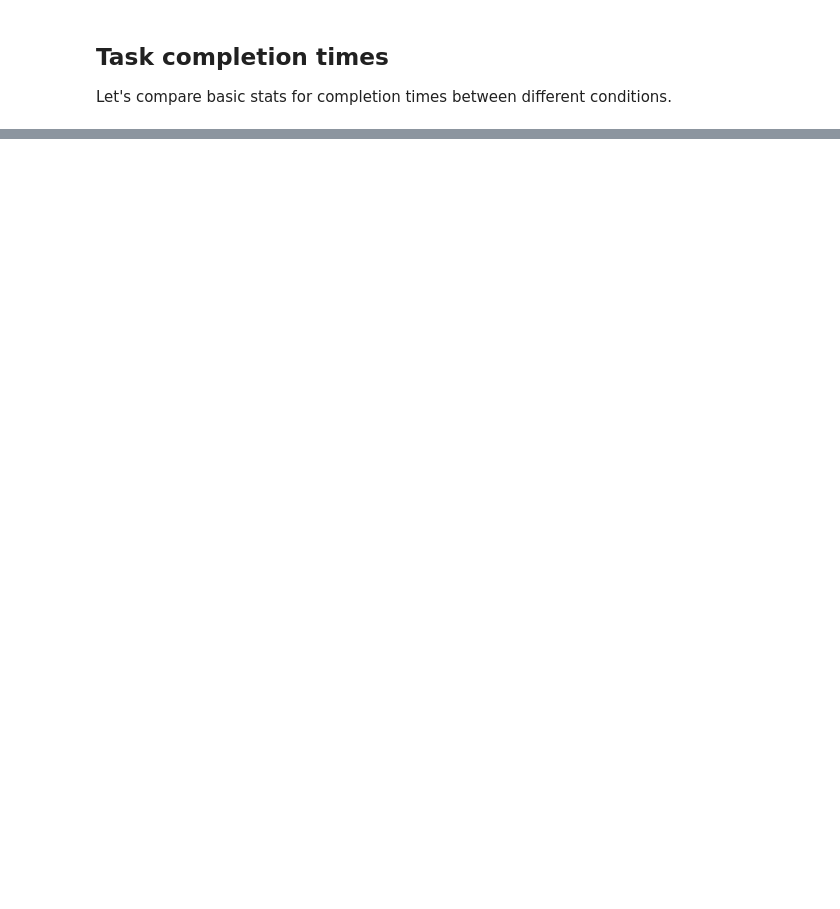
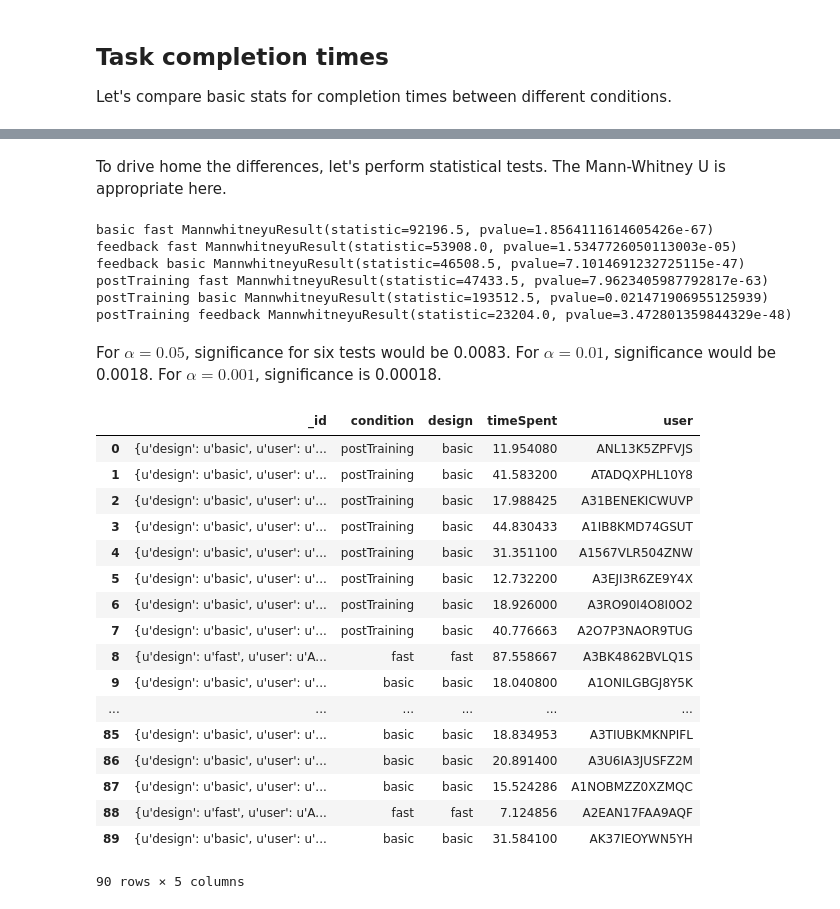
Before and after one commit to organisciak/dissertation, a Jupyter notebook: analysis/Tagging Analysis - Time.ipynb, the cells around one changed output, grey strips where cells are left out. Saved outputs shown, nothing was run; the diff lists cells and outputs as text; code cells hidden in the pictures; blank space fills up the shorter version.

```diff
--- a/analysis/Tagging Analysis - Time.ipynb
+++ b/analysis/Tagging Analysis - Time.ipynb
@@ -79,0 +79,57 @@ a.groupby('hit_id').count('timeSpent')
+# %% [markdown]
+To drive home the differences, let's perform statistical tests. The Mann-Whitney U is appropriate here.
+# %%
+conditions =  times['condition'].unique()
+conditions
+for x in conditions:
+    xtimes = times[times['condition'] == x]['timeSpent']
+    for y in conditions:
+        if x == y:
+            break
+        ytimes = times[times['condition'] == y]['timeSpent']
+        print x, y, stats.mannwhitneyu(xtimes,ytimes)
+# %% [output]
+basic fast MannwhitneyuResult(statistic=92196.5, pvalue=1.8564111614605426e-67)
+feedback fast MannwhitneyuResult(statistic=53908.0, pvalue=1.5347726050113003e-05)
+feedback basic MannwhitneyuResult(statistic=46508.5, pvalue=7.1014691232725115e-47)
+postTraining fast MannwhitneyuResult(statistic=47433.5, pvalue=7.9623405987792817e-63)
+postTraining basic MannwhitneyuResult(statistic=193512.5, pvalue=0.021471906955125939)
+postTraining feedback MannwhitneyuResult(statistic=23204.0, pvalue=3.472801359844329e-48)
+# %% [markdown]
+For $\alpha=0.05$, significance for six tests would be 0.0083. For $\alpha=0.01$, significance would be 0.0018. For $\alpha=0.001$, significance is 0.00018.
+# %%
+time_search = ts.aggregate([
+    {'$match':{'meta.test':False, 'meta.type':'image tagging'}},
+    {'$unwind':'$tasks'},
+    {'$project':{
+                'user': 1,
+                'timeSpent':'$tasks.timeSpent',
+                'design': '$meta.design',
+                'condition': '$meta.condition'
+            }},
+    {'$group':{'_id':{'user':'$user', 'design':'$design', 'condition':'$condition'},
+               'timeSpent':{'$avg':'$timeSpent'}}},
+    {'$project':{'user':'$_id.user', 'timeSpent':1,
+                'design':'$_id.design', 'condition':'$_id.condition'}}
+])
+times = pd.DataFrame(list(time_search))
+times
+# %% [output]
+|  | _id | condition | design | timeSpent | user |
+| 0 | {u'design': u'basic', u'user': u'... | postTraining | basic | 11.954080 | ANL13K5ZPFVJS |
+| 1 | {u'design': u'basic', u'user': u'... | postTraining | basic | 41.583200 | ATADQXPHL10Y8 |
+| 2 | {u'design': u'basic', u'user': u'... | postTraining | basic | 17.988425 | A31BENEKICWUVP |
+| 3 | {u'design': u'basic', u'user': u'... | postTraining | basic | 44.830433 | A1IB8KMD74GSUT |
+| 4 | {u'design': u'basic', u'user': u'... | postTraining | basic | 31.351100 | A1567VLR504ZNW |
+| 5 | {u'design': u'basic', u'user': u'... | postTraining | basic | 12.732200 | A3EJI3R6ZE9Y4X |
+| 6 | {u'design': u'basic', u'user': u'... | postTraining | basic | 18.926000 | A3RO90I4O8I0O2 |
+| 7 | {u'design': u'basic', u'user': u'... | postTraining | basic | 40.776663 | A2O7P3NAOR9TUG |
+| 8 | {u'design': u'fast', u'user': u'A... | fast | fast | 87.558667 | A3BK4862BVLQ1S |
+| 9 | {u'design': u'basic', u'user': u'... | basic | basic | 18.040800 | A1ONILGBGJ8Y5K |
+| ... | ... | ... | ... | ... | ... |
+| 85 | {u'design': u'basic', u'user': u'... | basic | basic | 18.834953 | A3TIUBKMKNPIFL |
+| 86 | {u'design': u'basic', u'user': u'... | basic | basic | 20.891400 | A3U6IA3JUSFZ2M |
+| 87 | {u'design': u'basic', u'user': u'... | basic | basic | 15.524286 | A1NOBMZZ0XZMQC |
+| 88 | {u'design': u'fast', u'user': u'A... | fast | fast | 7.124856 | A2EAN17FAA9AQF |
+| 89 | {u'design': u'basic', u'user': u'... | basic | basic | 31.584100 | AK37IEOYWN5YH |
+90 rows × 5 columns
```
Also changed, not shown: parts of 12 cells of this notebook, 3 other files.
